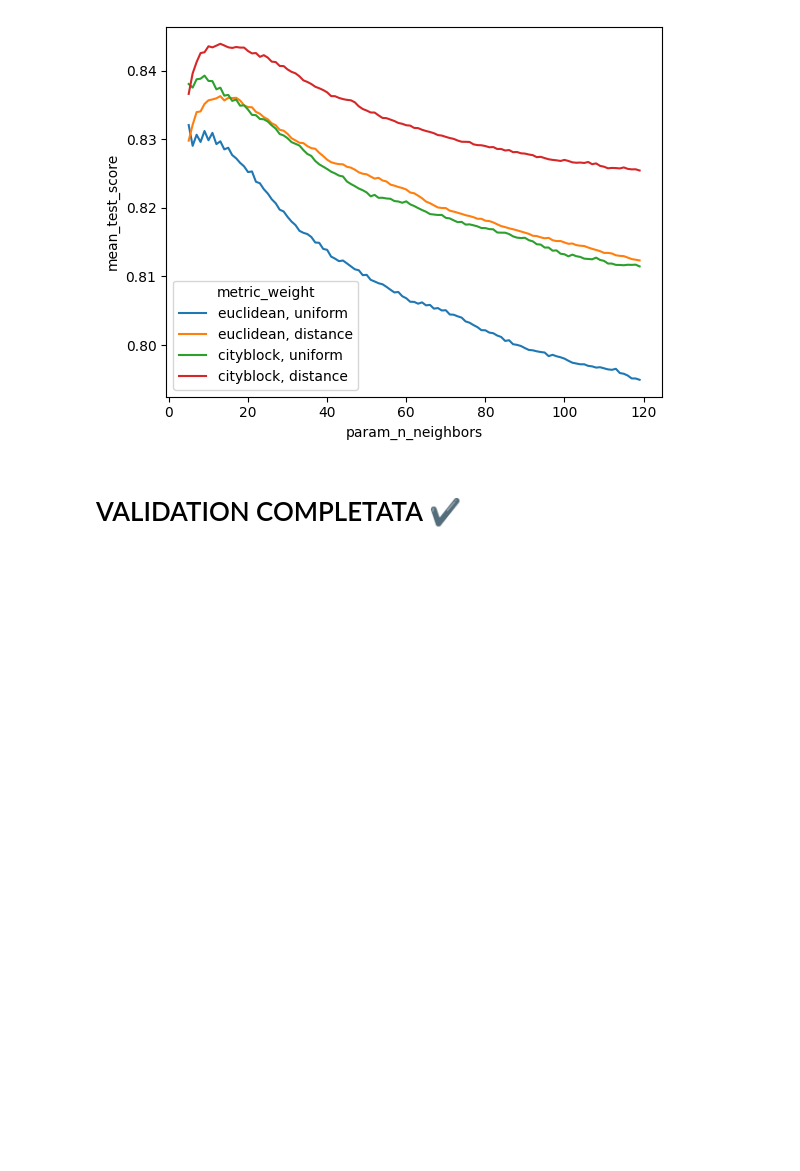
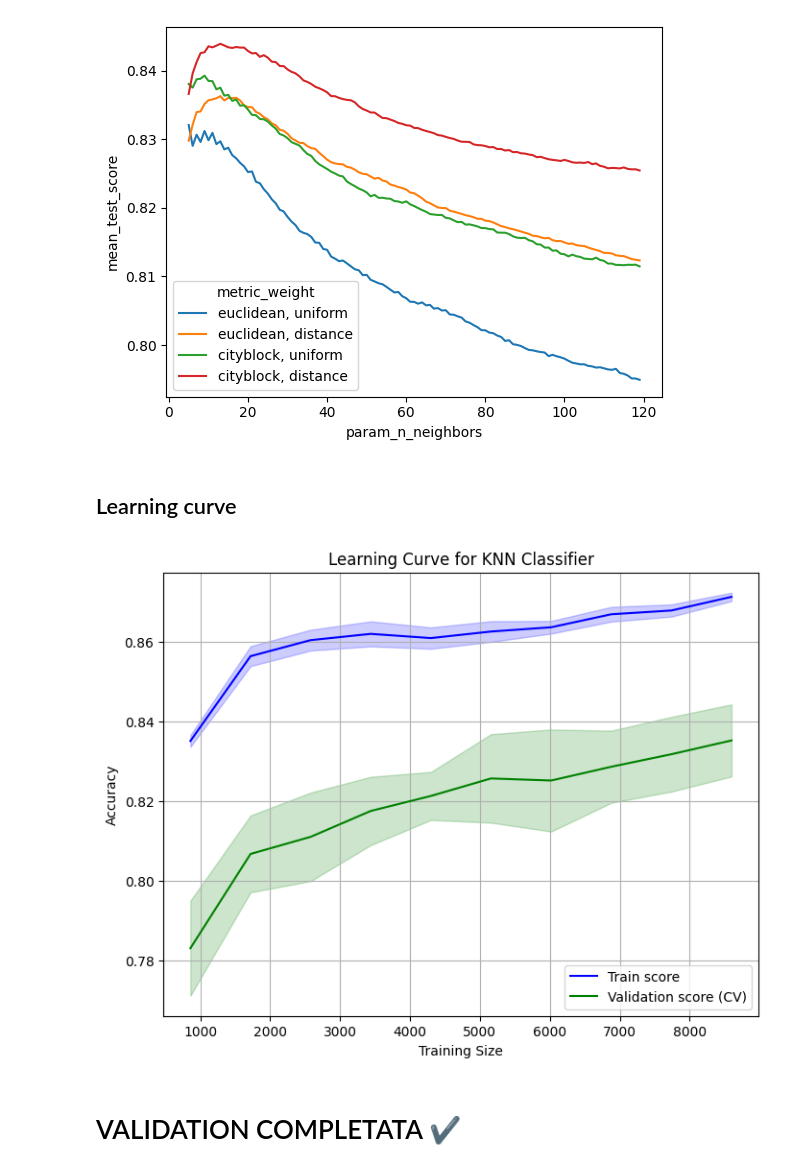
Before and after one commit to luigiascio/Data-Mining-I, a Jupyter notebook: Classification.ipynb, the cells around one changed output. Drawn from its saved outputs; the diff is of its cells as text; code cells hidden in the pictures; blank space fills up the shorter version.

Commit message:
Learning curve k-nn

```diff
--- a/Classification.ipynb
+++ b/Classification.ipynb
@@ -412,3 +412,5 @@ sns.lineplot(
 # %% [output]
 <Axes: xlabel='param_n_neighbors', ylabel='mean_test_score'>
 [figure]
+# %% [markdown]
+## Learning curve
@@ -415,3 +419,36 @@ sns.lineplot(
+# %%
+model = KNeighborsClassifier()
+k = 10
+
+# Calcola la learning curve con cross-validation
+train_sizes, train_scores, test_scores = learning_curve(model, X_trainv_norm, y_trainv, cv=k, n_jobs=-1, train_sizes=np.linspace(0.1, 1.0, 10))
+
+# Calcola le medie e le deviazioni standard per train e test scores
+train_mean = np.mean(train_scores, axis=1)
+train_std = np.std(train_scores, axis=1)
+test_mean = np.mean(test_scores, axis=1)
+test_std = np.std(test_scores, axis=1)
+
+# Traccia la learning curve
+plt.figure(figsize=(8, 6))
+plt.plot(train_sizes, train_mean, label="Train score", color='blue')
+plt.plot(train_sizes, test_mean, label="Validation score (CV)", color='green')
+
+# Aggiungi bande di deviazione standard
+plt.fill_between(train_sizes, train_mean - train_std, train_mean + train_std, color='blue', alpha=0.2)
+plt.fill_between(train_sizes, test_mean - test_std, test_mean + test_std, color='green', alpha=0.2)
+
+# Etichette e titolo
+plt.title("Learning Curve for KNN Classifier")
+plt.xlabel("Training Size")
+plt.ylabel("Accuracy")
+plt.legend(loc="best")
+plt.grid(True)
+
+# Mostra il grafico
+plt.show()
+# %% [output]
+[figure, added]
 # %% [markdown]
 # VALIDATION COMPLETATA ✔
 # %% [markdown]
```
Also changed, not shown: parts of 3 cells of this notebook.
